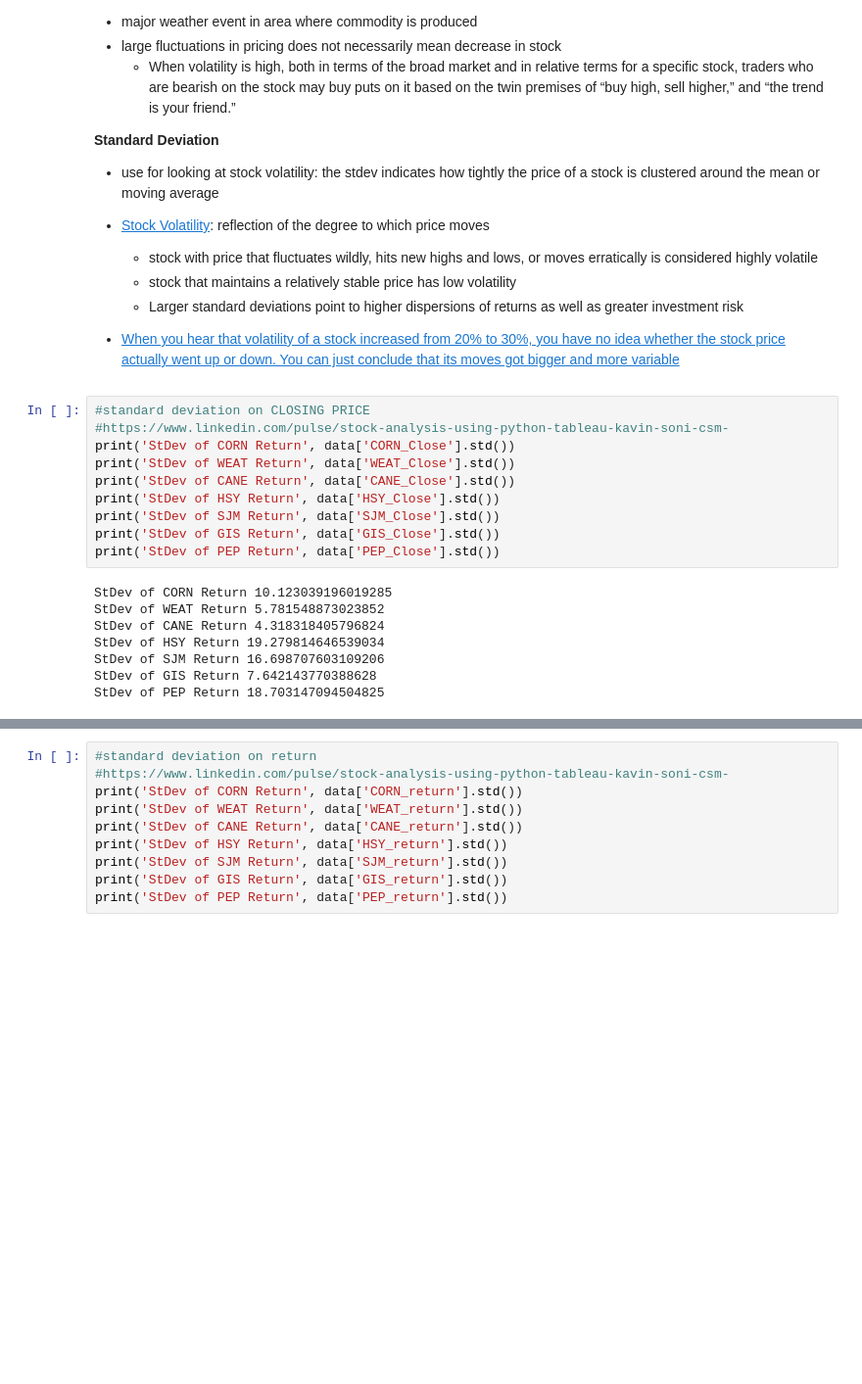
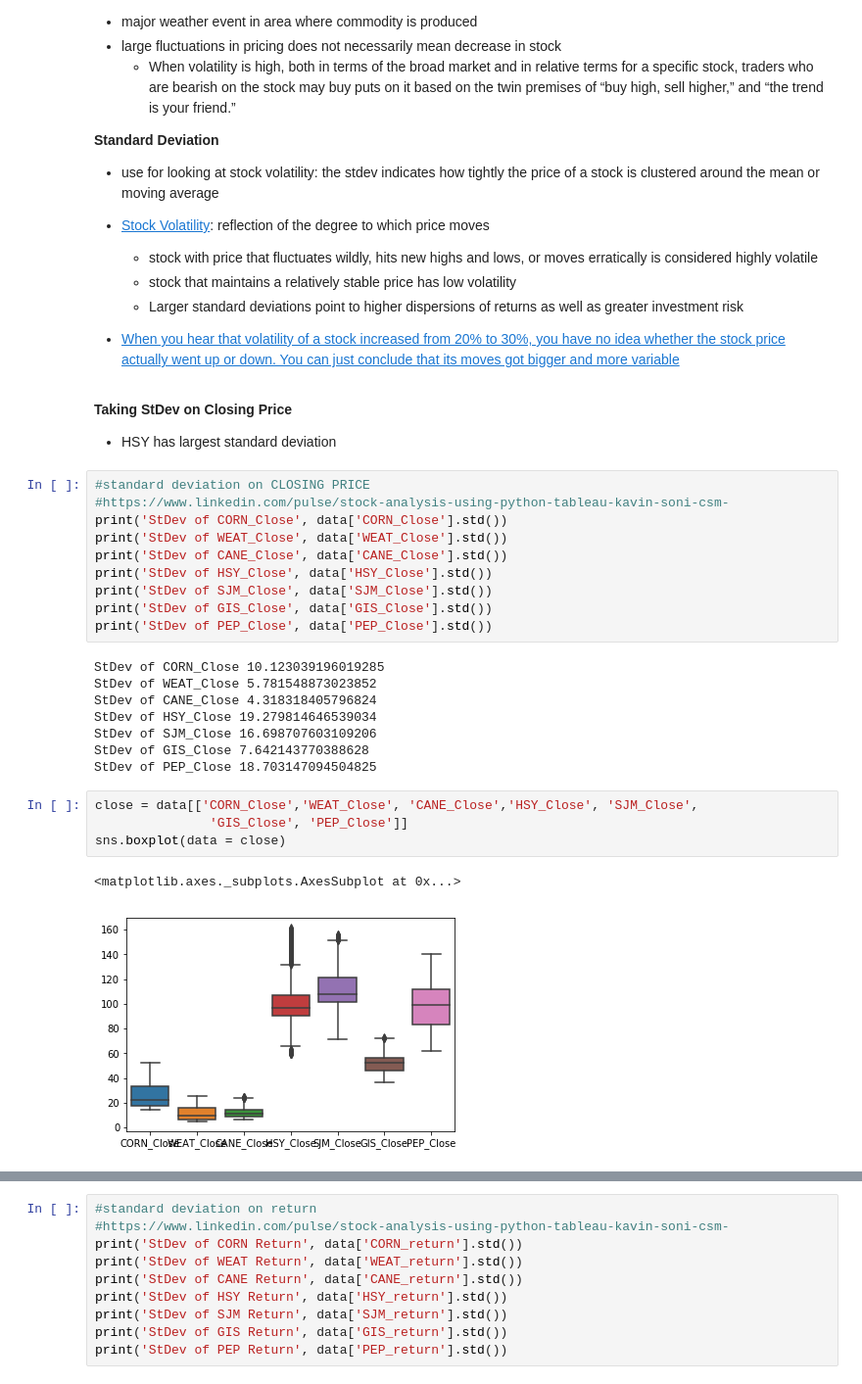
Before and after one commit to megankuscsik/Capstone-Project, a Jupyter notebook: EDA_Stats.ipynb, the cells around one changed output, grey strips where cells are left out. Shown at 98% size. Drawn from its saved outputs; the diff is of its cells as text; blank space fills up the shorter version.

```diff
--- a/EDA_Stats.ipynb
+++ b/EDA_Stats.ipynb
@@ -290,21 +369,31 @@ CPB_Close {1: ({'ssr_ftest': (3.3669124008388795, 0.06666616168677034, 2008.0, 1
     - Larger standard deviations point to higher dispersions of returns as well as greater investment risk
 
 - [When you hear that volatility of a stock increased from 20% to 30%, you have no idea whether the stock price actually went up or down. You can just conclude that its moves got bigger and more variable](https://www.macroption.com/price-volatility/)
+# %% [markdown]
+**Taking StDev on Closing Price**
+- HSY has largest standard deviation
 # %%
 #standard deviation on CLOSING PRICE
 #https://www.linkedin.com/pulse/stock-analysis-using-python-tableau-kavin-soni-csm-
-print('StDev of CORN Return', data['CORN_Close'].std())
-print('StDev of WEAT Return', data['WEAT_Close'].std())
-print('StDev of CANE Return', data['CANE_Close'].std())
-print('StDev of HSY Return', data['HSY_Close'].std())
-print('StDev of SJM Return', data['SJM_Close'].std())
-print('StDev of GIS Return', data['GIS_Close'].std())
-print('StDev of PEP Return', data['PEP_Close'].std())
+print('StDev of CORN_Close', data['CORN_Close'].std())
+print('StDev of WEAT_Close', data['WEAT_Close'].std())
+print('StDev of CANE_Close', data['CANE_Close'].std())
+print('StDev of HSY_Close', data['HSY_Close'].std())
+print('StDev of SJM_Close', data['SJM_Close'].std())
+print('StDev of GIS_Close', data['GIS_Close'].std())
+print('StDev of PEP_Close', data['PEP_Close'].std())
 # %% [output]
-StDev of CORN Return 10.123039196019285
-StDev of WEAT Return 5.781548873023852
-StDev of CANE Return 4.318318405796824
-StDev of HSY Return 19.279814646539034
-StDev of SJM Return 16.698707603109206
-StDev of GIS Return 7.642143770388628
-StDev of PEP Return 18.703147094504825
+StDev of CORN_Close 10.123039196019285
+StDev of WEAT_Close 5.781548873023852
+StDev of CANE_Close 4.318318405796824
+StDev of HSY_Close 19.279814646539034
+StDev of SJM_Close 16.698707603109206
+StDev of GIS_Close 7.642143770388628
+StDev of PEP_Close 18.703147094504825
+# %%
+close = data[['CORN_Close','WEAT_Close', 'CANE_Close','HSY_Close', 'SJM_Close',
+               'GIS_Close', 'PEP_Close']]
+sns.boxplot(data = close)
+# %% [output]
+<matplotlib.axes._subplots.AxesSubplot at 0x...>
+[figure, added]
```
Also changed, not shown: parts of 27 cells of this notebook.
